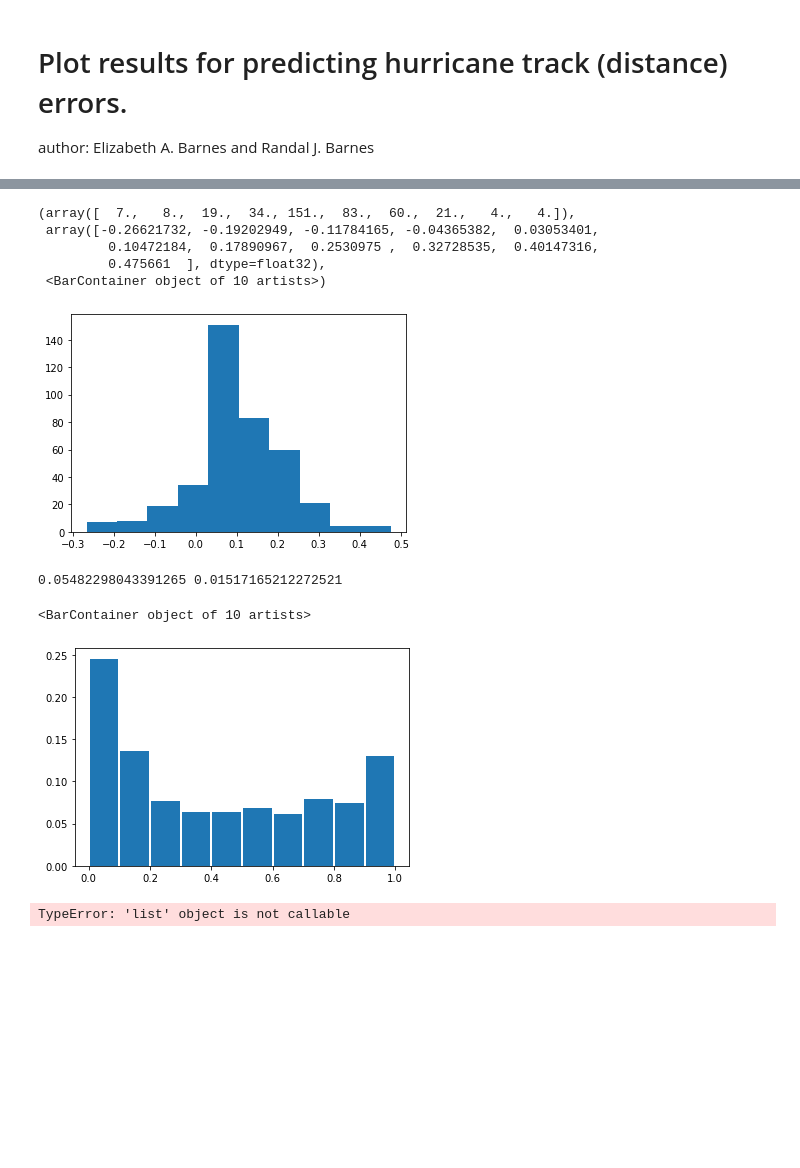
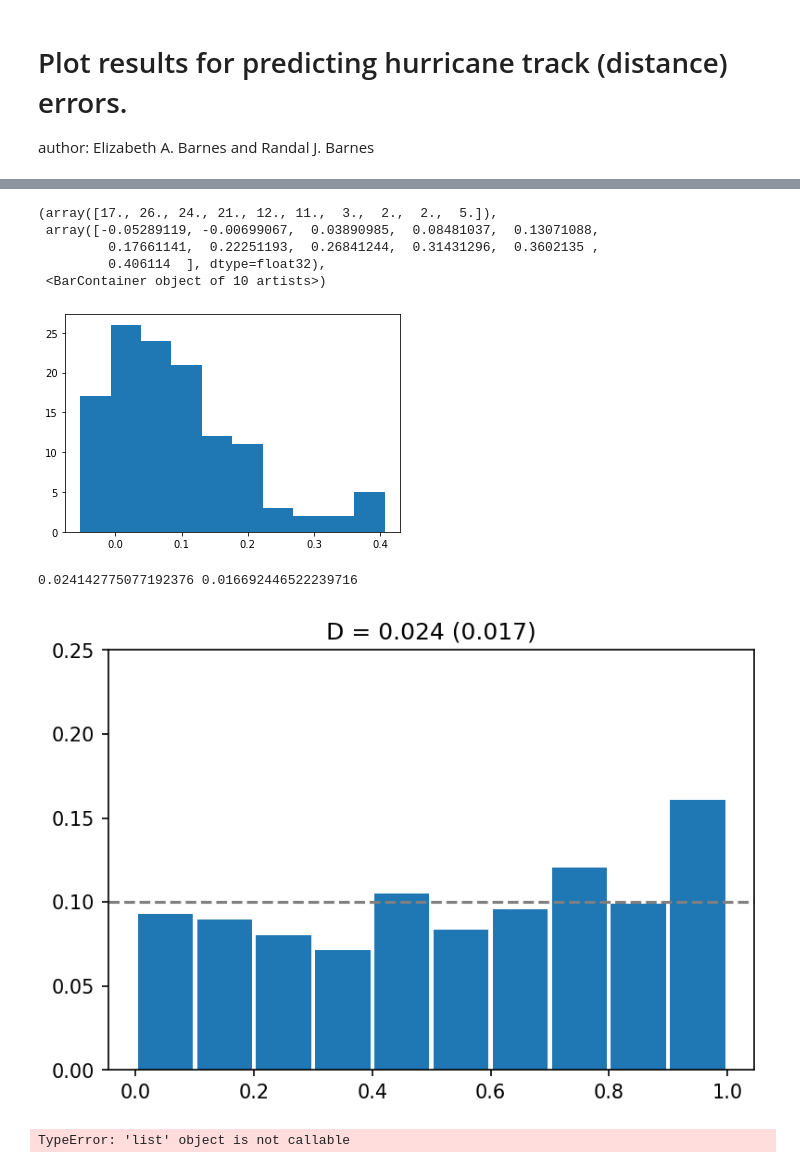
Before and after one commit to mafern/tcane_track, a Jupyter notebook: bivariate_normal/_plot_model_predictions.ipynb, the cells around one changed output, grey strips where cells are left out. Cells and saved outputs as stored; diff of their text form; code cells hidden in the pictures; blank space fills up the shorter version.

Commit message:
modified colors for mahalanobis cdf and added plotting of consensus and the true label

```diff
--- a/bivariate_normal/_plot_model_predictions.ipynb
+++ b/bivariate_normal/_plot_model_predictions.ipynb
@@ -46,7 +46,7 @@ np.warnings.filterwarnings("ignore", category=np.VisibleDeprecationWarning)
 # %%
 EXP_NAME = "bivariate_normal_102_EPCP48"
 RNG_SEED = 123
-TESTING_YEAR = 2018
+TESTING_YEAR = 2020
 # %%
 # GET PREDICTIONS
 settings = experiment_settings.get_settings(EXP_NAME)
@@ -79,5 +79,6 @@ model_name = (
 )
 model = tf.keras.models.load_model(MODEL_PATH + model_name + "_model", compile=False)
 y_pred_test = model.predict(x_test)
+y_pred_valtest = model.predict(x_valtest)
 y_pred_train = model.predict(x_train)
 # %% [output]
@@ -174,47 +197,54 @@ plt.show()
 # %%
 plt.hist(y_pred_test[:,4])
 # %% [output]
-(array([  7.,   8.,  19.,  34., 151.,  83.,  60.,  21.,   4.,   4.]),
- array([-0.26621732, -0.19202949, -0.11784165, -0.04365382,  0.03053401,
-         0.10472184,  0.17890967,  0.2530975 ,  0.32728535,  0.40147316,
-         0.475661  ], dtype=float32),
+(array([17., 26., 24., 21., 12., 11.,  3.,  2.,  2.,  5.]),
+ array([-0.05289119, -0.00699067,  0.03890985,  0.08481037,  0.13071088,
+         0.17661141,  0.22251193,  0.26841244,  0.31431296,  0.3602135 ,
+         0.406114  ], dtype=float32),
  <BarContainer object of 10 artists>)
-[figure, old version]
+[figure, new version]
 # %%
 bins = np.linspace(0, 1, 11)
 bins_inc = bins[1]-bins[0]
 
-F = mahalanobis.compute_cdf(y_pred_test[:,0],
-                            y_pred_test[:,1],
-                            y_pred_test[:,2],
-                            y_pred_test[:,3],
-                            y_pred_test[:,4],
-                            onehot_test[:,0],
-                            onehot_test[:,1],
+y_data = y_pred_valtest
+onehot_data = onehot_valtest
+
+F = mahalanobis.compute_cdf(y_data[:,0],
+                            y_data[:,1],
+                            y_data[:,2],
+                            y_data[:,3],
+                            y_data[:,4],
+                            onehot_data[:,0],
+                            onehot_data[:,1],
                            )
 pit_hist = np.histogram(F,
                         bins,
                         weights=np.ones_like(F)/float(len(F)),
                          )
 
 B   = len(pit_hist[0])
 D   = np.sqrt(1/B * np.sum( (pit_hist[0] - 1/B)**2 ))
-EDp = np.sqrt( (1.-1/B) / (onehot_test.shape[0]*B) )
+EDp = np.sqrt( (1.-1/B) / (onehot_data.shape[0]*B) )
 print(D, EDp)
 # F = dist.cdf(onehot_data[:,0])
 
 bin_width = bins_inc/1.075
 bin_add = bins_inc/2
 
-plt.figure()
+plt.figure(dpi=150)
 plt.bar(pit_hist[1][:-1] + bin_add,
  pit_hist[0],
  width=bin_width,
 )
+plt.axhline(y=0.1,linestyle='--',color='gray')
+plt.ylim(0,.25)
+plt.title('D = ' + str(D.round(3)) + ' (' + str(EDp.round(3)) + ')')
+
+plt.show()
 # %% [output]
-0.05482298043391265 0.01517165212272521
+0.024142775077192376 0.016692446522239716
-<BarContainer object of 10 artists>
-[figure, old version]
+[figure, new version]
 # %%
 error('here')
 # %% [output]
```
Also changed, not shown: parts of 3 cells of this notebook, 1 other file.
